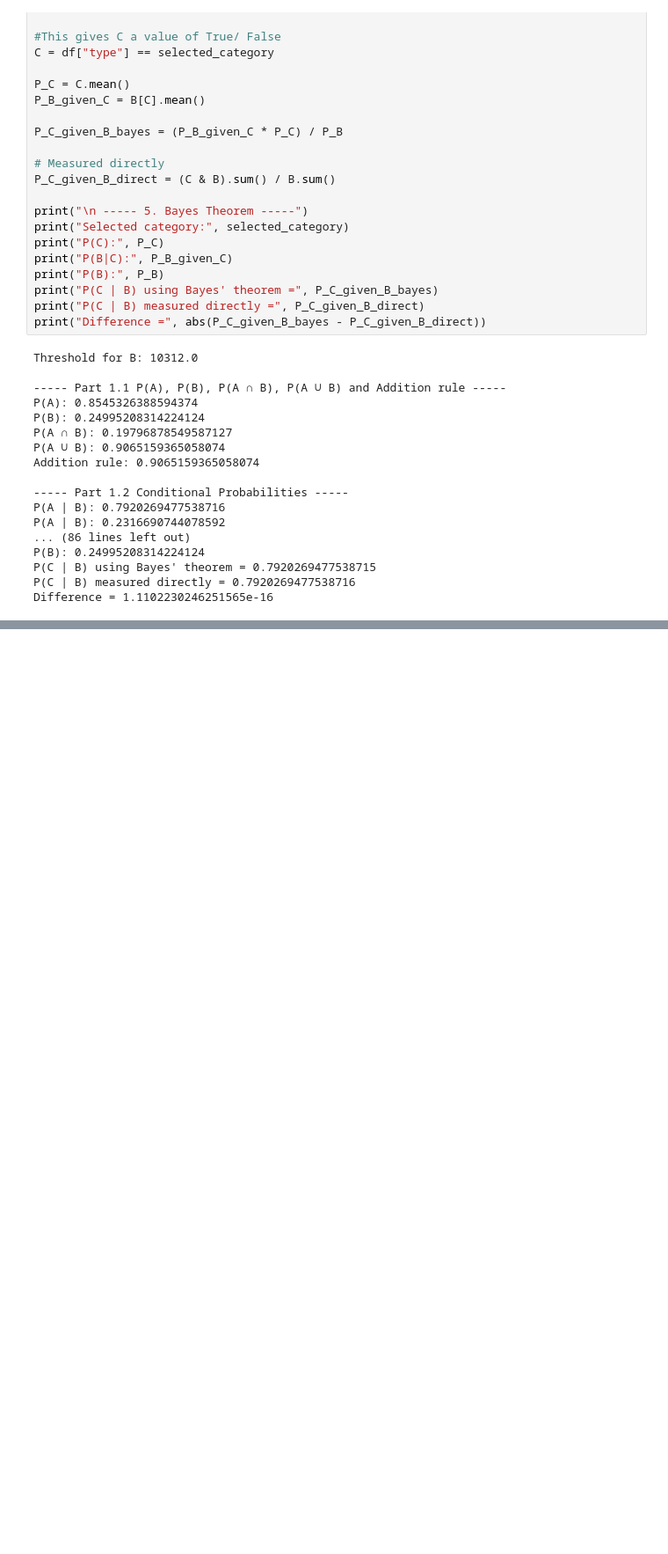
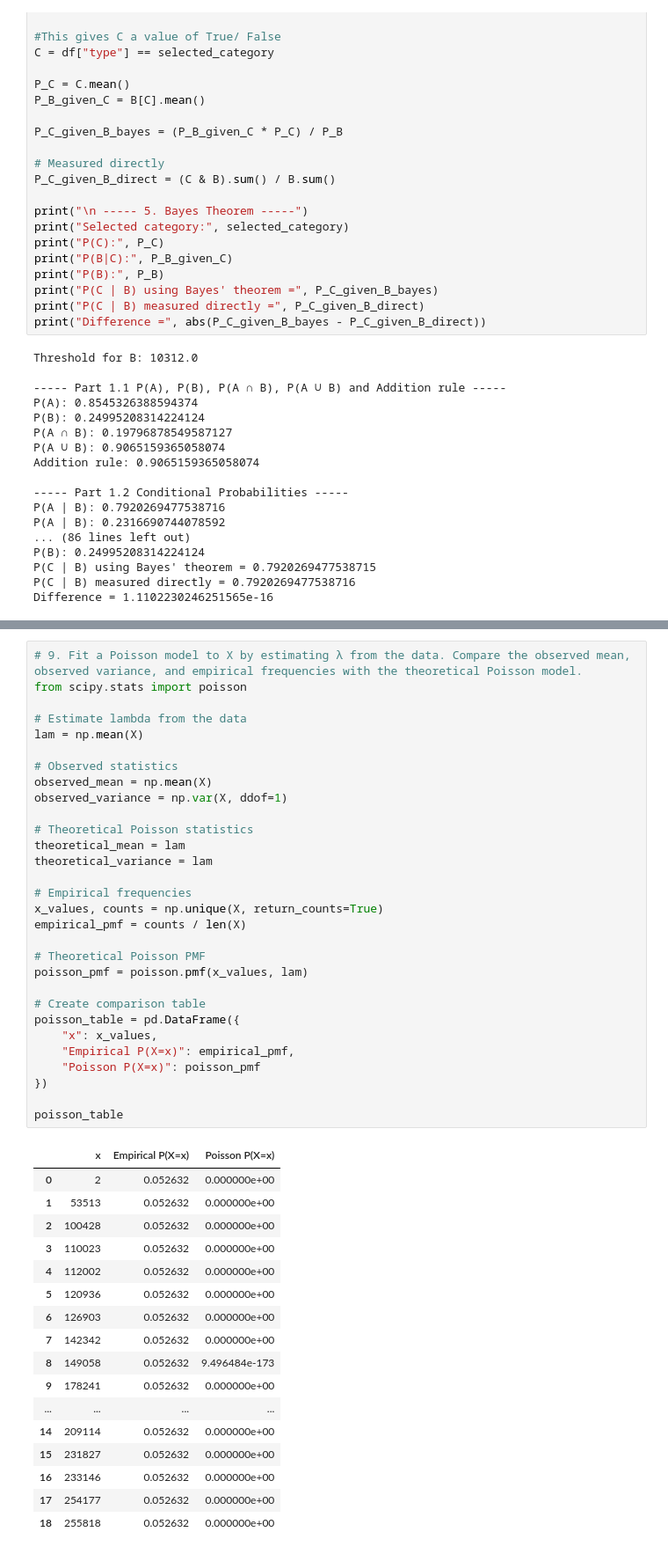
Before and after one commit to MatthewHtang/TrafficModeling, a Jupyter notebook: main.ipynb, the cells around one changed output, grey strips where cells are left out. Shown at 88% size. Drawn from its saved outputs; the diff is of its cells as text; blank space fills up the shorter version.

```diff
--- a/main.ipynb
+++ b/main.ipynb
@@ -204,0 +357,48 @@ Difference = 1.1102230246251565e-16
+# %%
+# 9. Fit a Poisson model to X by estimating λ from the data. Compare the observed mean, observed variance, and empirical frequencies with the theoretical Poisson model.
+from scipy.stats import poisson
+
+# Estimate lambda from the data
+lam = np.mean(X)
+
+# Observed statistics
+observed_mean = np.mean(X)
+observed_variance = np.var(X, ddof=1)
+
+# Theoretical Poisson statistics
+theoretical_mean = lam
+theoretical_variance = lam
+
+# Empirical frequencies
+x_values, counts = np.unique(X, return_counts=True)
+empirical_pmf = counts / len(X)
+
+# Theoretical Poisson PMF
+poisson_pmf = poisson.pmf(x_values, lam)
+
+# Create comparison table
+poisson_table = pd.DataFrame({
+    "x": x_values,
+    "Empirical P(X=x)": empirical_pmf,
+    "Poisson P(X=x)": poisson_pmf
+})
+
+poisson_table
+# %% [output]
+|  | x | Empirical P(X=x) | Poisson P(X=x) |
+| 0 | 2 | 0.052632 | 0.000000e+00 |
+| 1 | 53513 | 0.052632 | 0.000000e+00 |
+| 2 | 100428 | 0.052632 | 0.000000e+00 |
+| 3 | 110023 | 0.052632 | 0.000000e+00 |
+| 4 | 112002 | 0.052632 | 0.000000e+00 |
+| 5 | 120936 | 0.052632 | 0.000000e+00 |
+| 6 | 126903 | 0.052632 | 0.000000e+00 |
+| 7 | 142342 | 0.052632 | 0.000000e+00 |
+| 8 | 149058 | 0.052632 | 9.496484e-173 |
+| 9 | 178241 | 0.052632 | 0.000000e+00 |
+| ... | ... | ... | ... |
+| 14 | 209114 | 0.052632 | 0.000000e+00 |
+| 15 | 231827 | 0.052632 | 0.000000e+00 |
+| 16 | 233146 | 0.052632 | 0.000000e+00 |
+| 17 | 254177 | 0.052632 | 0.000000e+00 |
+| 18 | 255818 | 0.052632 | 0.000000e+00 |
```
Also changed, not shown: parts of 12 cells of this notebook.
